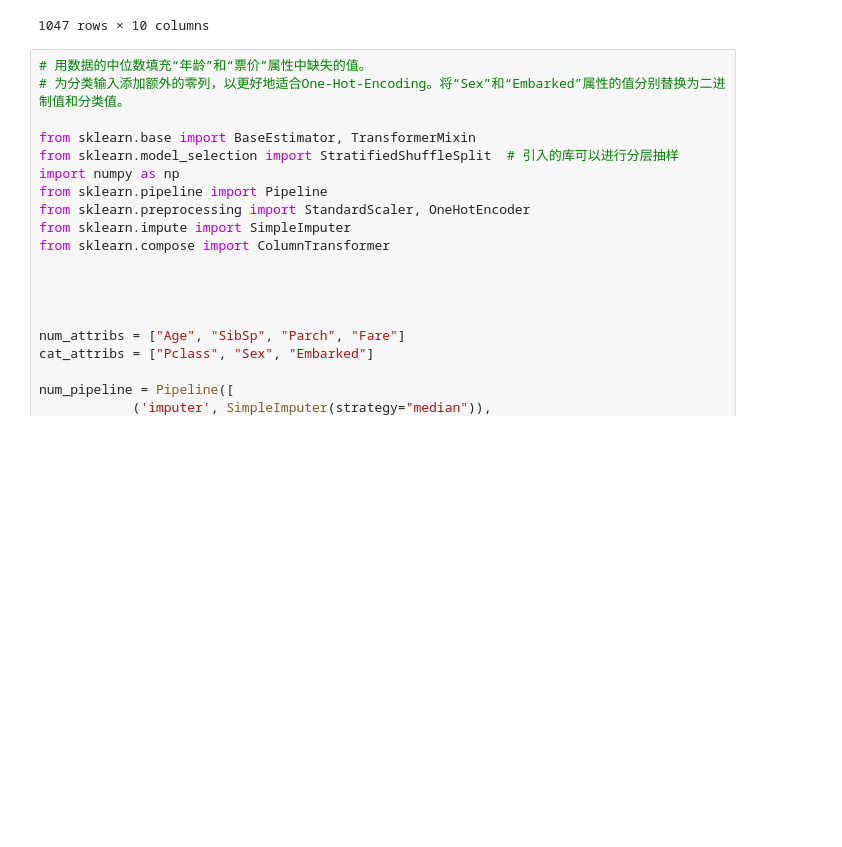
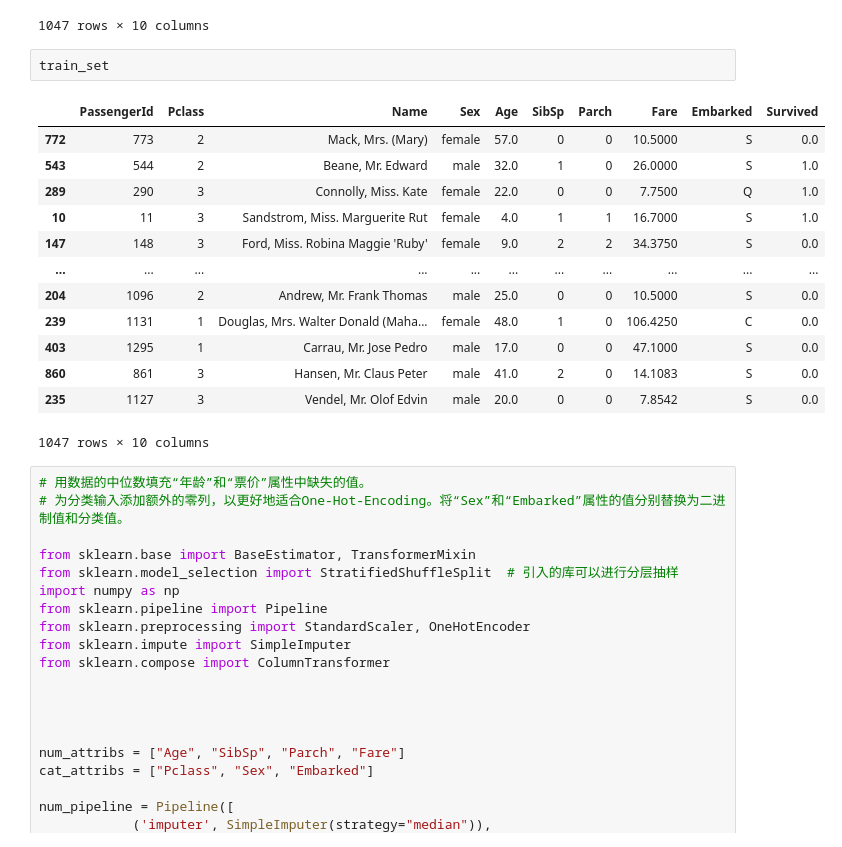
Before and after one commit to huangGuGU/Learning_ML, a Jupyter notebook: Titanic/Titanic.ipynb, the cells around one changed output. Drawn from its saved outputs; the diff is of its cells as text; blank space fills up the shorter version.

```diff
--- a/Titanic/Titanic.ipynb
+++ b/Titanic/Titanic.ipynb
@@ -117,6 +117,22 @@ train_set
 | 860 | 861 | 3 | Hansen, Mr. Claus Peter | male | 41.0 | 2 | 0 | 14.1083 | S | 0.0 |
 | 235 | 1127 | 3 | Vendel, Mr. Olof Edvin | male | 20.0 | 0 | 0 | 7.8542 | S | NaN |
 1047 rows × 10 columns
+# %%
+train_set
+# %% [output]
+|  | PassengerId | Pclass | Name | Sex | Age | SibSp | Parch | Fare | Embarked | Survived |
+| 772 | 773 | 2 | Mack, Mrs. (Mary) | female | 57.0 | 0 | 0 | 10.5000 | S | 0.0 |
+| 543 | 544 | 2 | Beane, Mr. Edward | male | 32.0 | 1 | 0 | 26.0000 | S | 1.0 |
+| 289 | 290 | 3 | Connolly, Miss. Kate | female | 22.0 | 0 | 0 | 7.7500 | Q | 1.0 |
+| 10 | 11 | 3 | Sandstrom, Miss. Marguerite Rut | female | 4.0 | 1 | 1 | 16.7000 | S | 1.0 |
+| 147 | 148 | 3 | Ford, Miss. Robina Maggie 'Ruby' | female | 9.0 | 2 | 2 | 34.3750 | S | 0.0 |
+| ... | ... | ... | ... | ... | ... | ... | ... | ... | ... | ... |
+| 204 | 1096 | 2 | Andrew, Mr. Frank Thomas | male | 25.0 | 0 | 0 | 10.5000 | S | 0.0 |
+| 239 | 1131 | 1 | Douglas, Mrs. Walter Donald (Maha... | female | 48.0 | 1 | 0 | 106.4250 | C | 0.0 |
+| 403 | 1295 | 1 | Carrau, Mr. Jose Pedro | male | 17.0 | 0 | 0 | 47.1000 | S | 0.0 |
+| 860 | 861 | 3 | Hansen, Mr. Claus Peter | male | 41.0 | 2 | 0 | 14.1083 | S | 0.0 |
+| 235 | 1127 | 3 | Vendel, Mr. Olof Edvin | male | 20.0 | 0 | 0 | 7.8542 | S | 0.0 |
+1047 rows × 10 columns
 # %%
 # 用数据的中位数填充“年龄”和“票价”属性中缺失的值。
 # 为分类输入添加额外的零列，以更好地适合One-Hot-Encoding。将“Sex”和“Embarked”属性的值分别替换为二进制值和分类值。
```
Also changed, not shown: parts of 2 cells of this notebook.
